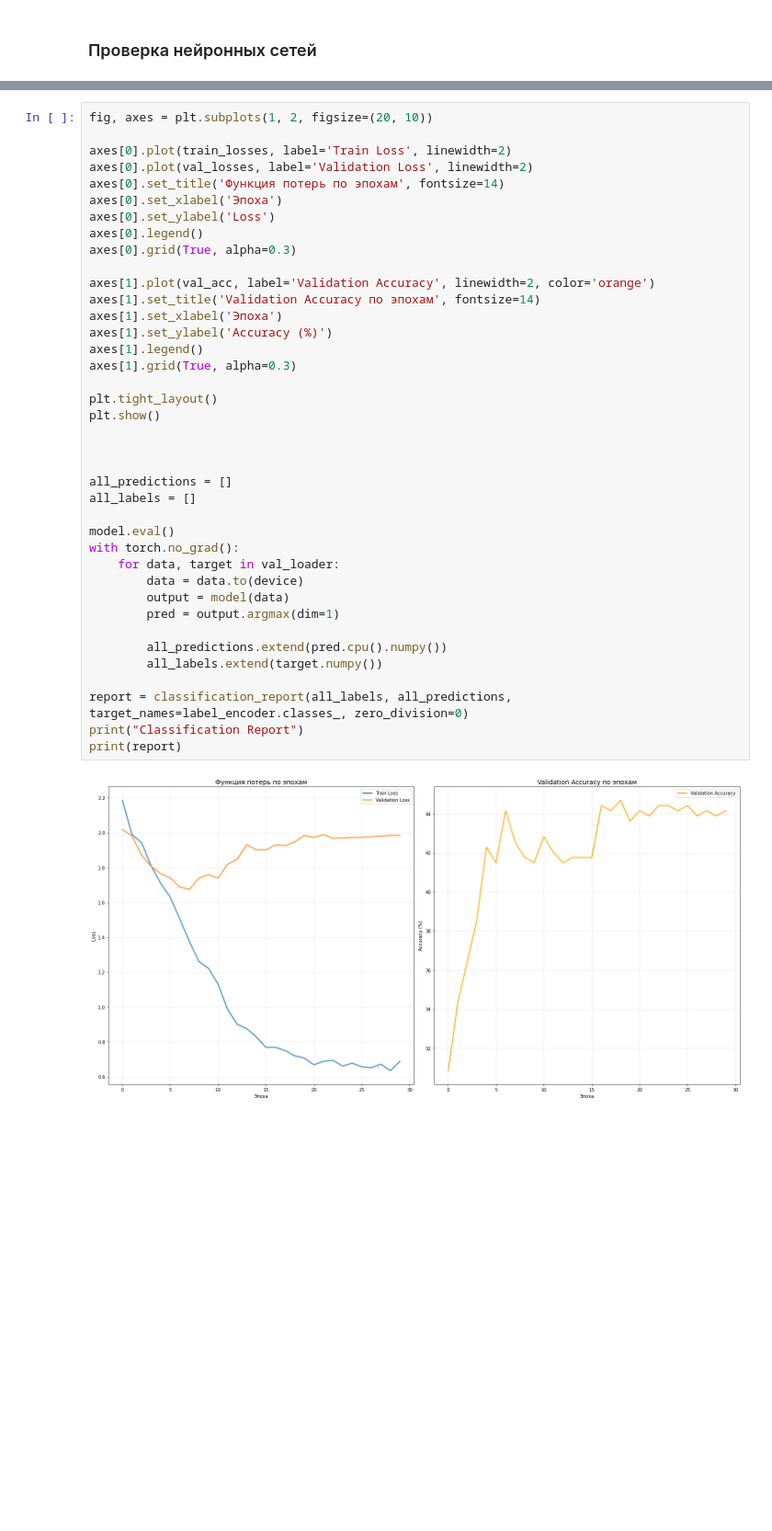
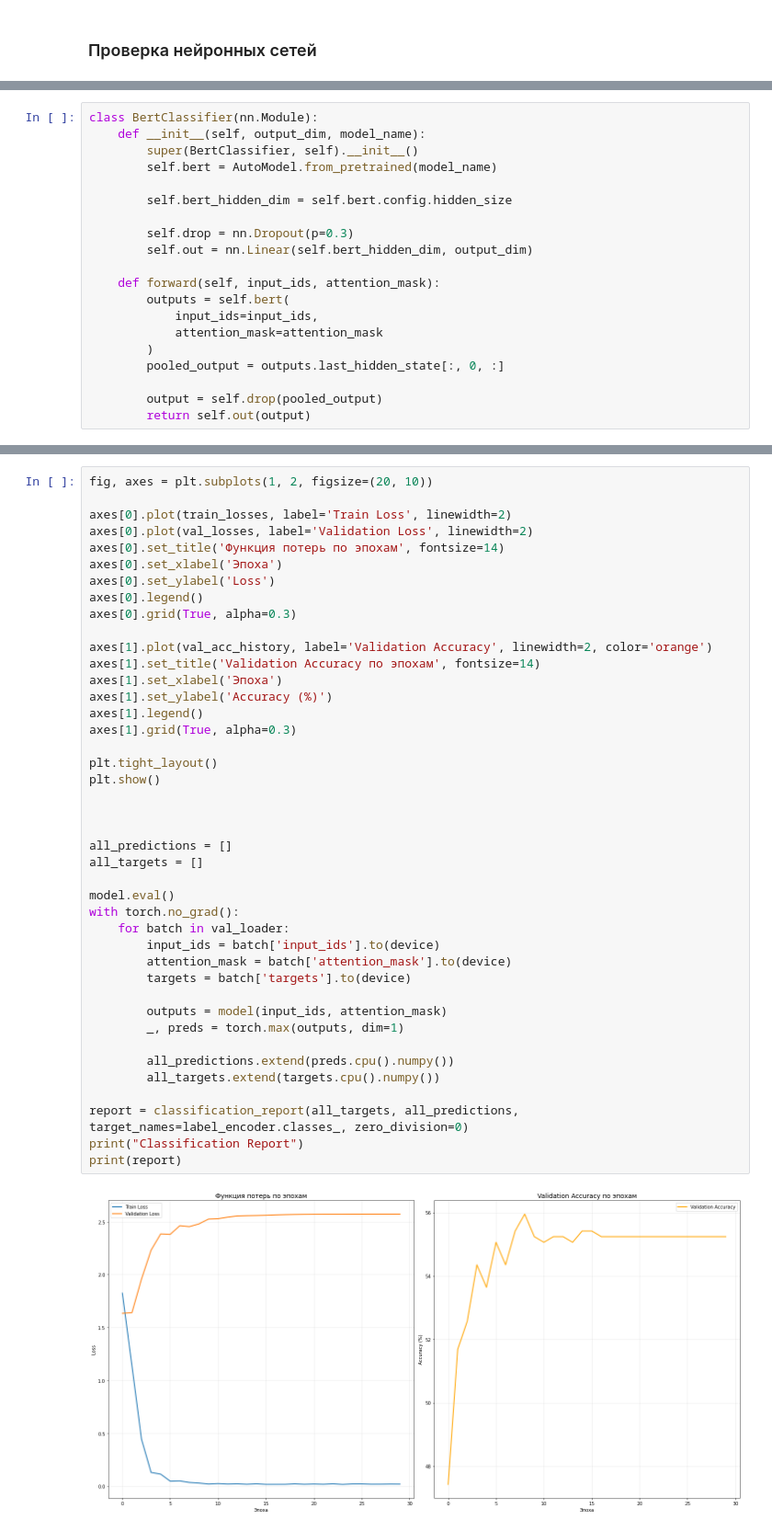
Before and after one commit to PaKicek/News-Classifier, a Jupyter notebook: model.ipynb, the cells around one changed output, grey strips where cells are left out. Shown at 92% size. Cells and saved outputs as stored; diff of their text form; blank space fills up the shorter version.

Commit message:
change nn model to transformer and learn it

```diff
--- a/model.ipynb
+++ b/model.ipynb
@@ -624 +661,21 @@ for title in test_examples:
+# %%
+class BertClassifier(nn.Module):
+    def __init__(self, output_dim, model_name):
+        super(BertClassifier, self).__init__()
+        self.bert = AutoModel.from_pretrained(model_name)
+
+        self.bert_hidden_dim = self.bert.config.hidden_size
+
+        self.drop = nn.Dropout(p=0.3)
+        self.out = nn.Linear(self.bert_hidden_dim, output_dim)
+
+    def forward(self, input_ids, attention_mask):
+        outputs = self.bert(
+            input_ids=input_ids,
+            attention_mask=attention_mask
+        )
+        pooled_output = outputs.last_hidden_state[:, 0, :]
+
+        output = self.drop(pooled_output)
+        return self.out(output)
 # %%
@@ -863,43 +804,46 @@ Loss = 2.1851, Acc = 25.08%
 fig, axes = plt.subplots(1, 2, figsize=(20, 10))
 
 axes[0].plot(train_losses, label='Train Loss', linewidth=2)
 axes[0].plot(val_losses, label='Validation Loss', linewidth=2)
 axes[0].set_title('Функция потерь по эпохам', fontsize=14)
 axes[0].set_xlabel('Эпоха')
 axes[0].set_ylabel('Loss')
 axes[0].legend()
 axes[0].grid(True, alpha=0.3)
 
-axes[1].plot(val_acc, label='Validation Accuracy', linewidth=2, color='orange')
+axes[1].plot(val_acc_history, label='Validation Accuracy', linewidth=2, color='orange')
 axes[1].set_title('Validation Accuracy по эпохам', fontsize=14)
 axes[1].set_xlabel('Эпоха')
 axes[1].set_ylabel('Accuracy (%)')
 axes[1].legend()
 axes[1].grid(True, alpha=0.3)
 
 plt.tight_layout()
 plt.show()
 
 
 
 all_predictions = []
-all_labels = []
+all_targets = []
 
 model.eval()
 with torch.no_grad():
-    for data, target in val_loader:
-        data = data.to(device)
-        output = model(data)
-        pred = output.argmax(dim=1)
+    for batch in val_loader:
+        input_ids = batch['input_ids'].to(device)
+        attention_mask = batch['attention_mask'].to(device)
+        targets = batch['targets'].to(device)
 
-        all_predictions.extend(pred.cpu().numpy())
-        all_labels.extend(target.numpy())
+        outputs = model(input_ids, attention_mask)
+        _, preds = torch.max(outputs, dim=1)
 
-report = classification_report(all_labels, all_predictions, target_names=label_encoder.classes_, zero_division=0)
+        all_predictions.extend(preds.cpu().numpy())
+        all_targets.extend(targets.cpu().numpy())
+
+report = classification_report(all_targets, all_predictions, target_names=label_encoder.classes_, zero_division=0)
 print("Classification Report")
 print(report)
 # %% [output]
-[figure, old version]
+[figure, new version]
 Classification Report
                      precision    recall  f1-score   support
 
```
Also changed, not shown: parts of 19 cells of this notebook, 1 other file.
